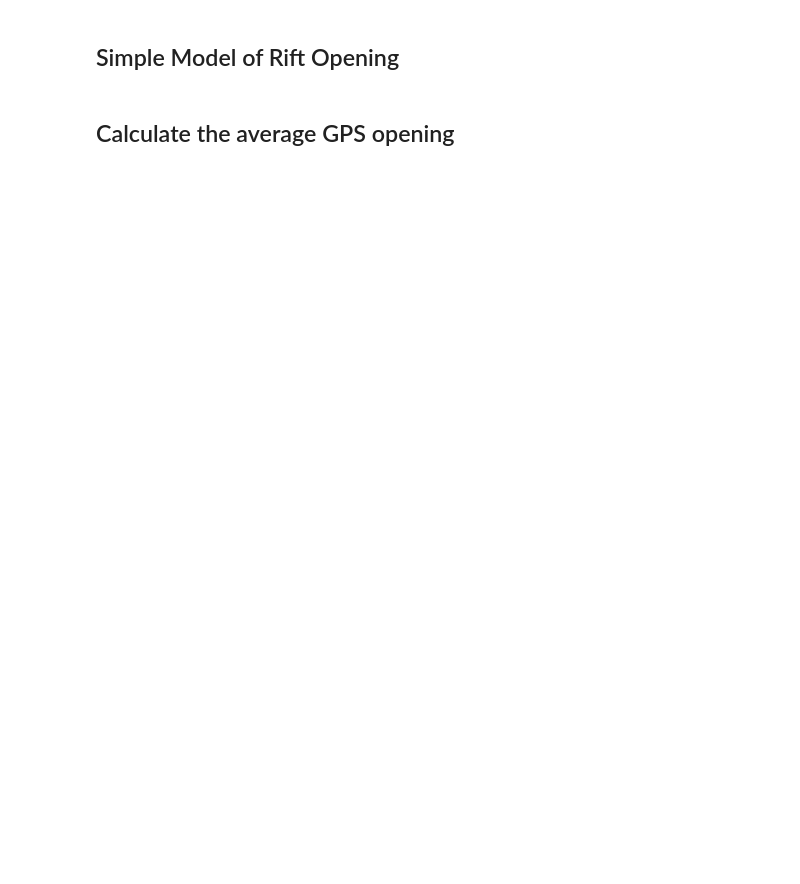
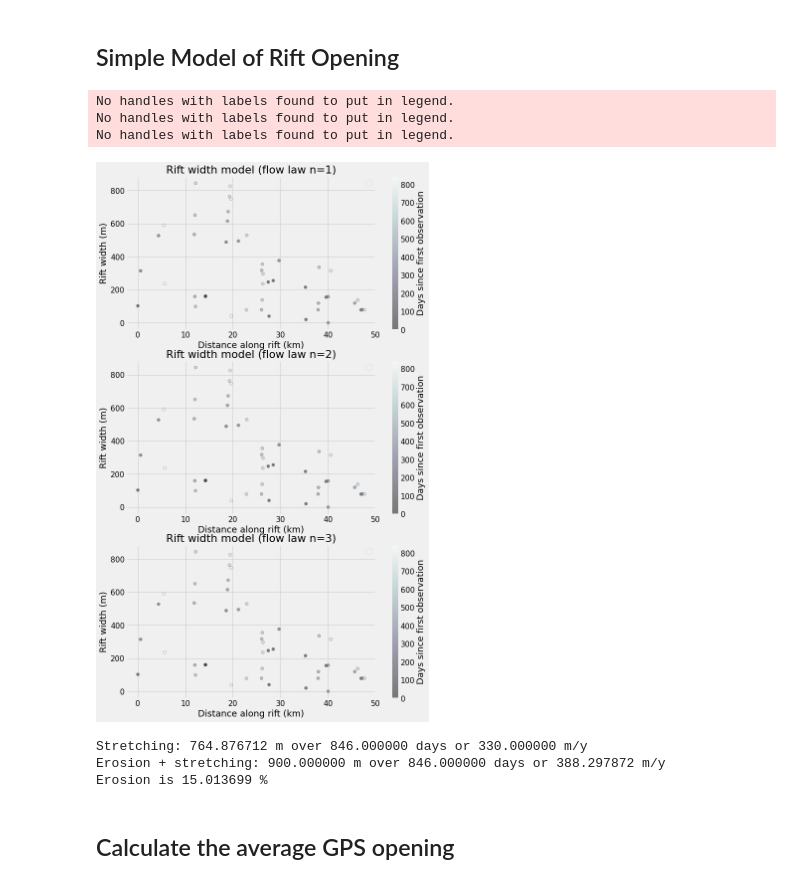
Before and after one commit to bradlipovsky/antarctic-rift-catalog, a Jupyter notebook: analyze_rift_measurements.ipynb, the cells around one changed output. Saved outputs shown, nothing was run; the diff lists cells and outputs as text; code cells hidden in the pictures; blank space fills up the shorter version.

```diff
--- a/analyze_rift_measurements.ipynb
+++ b/analyze_rift_measurements.ipynb
@@ -346,40 +418,48 @@ tmax = max(times)
 rate = 330 / 365
 wmax = rate * tmax
 
-wmax2 = 1000
+wmax2 = 900
 rate2 = wmax2/tmax
 r = np.sqrt(rift_len**2 - xx**2)
 
 
 
 
 
 fig12 = plt.subplots(2,1,figsize=(10,18),sharex=True,sharey=True)
 
 
 for i in (1,2,3):
     ax=plt.subplot(3,1,i)
     n=i
-    ax.plot(xx,wmax* (r/rift_len)**n,'-',label='Just stretching')
-    ax.plot(xx,wmax2* (r/rift_len)**n,'-',label='Stretch + Erosion')
+#     ax.plot(xx,wmax* (r/rift_len)**n,'-',label='Just stretching')
+#     ax.plot(xx,wmax2* (r/rift_len)**n,'-',label='Stretch + Erosion')
     ax.legend()
 
     c=ax.scatter(dist/1e3,latest['w'],c=times,cmap='bone',label=latest['t'],\
                  alpha=0.5,edgecolors='k')
     cbar=plt.colorbar(c)
 
     cbar.set_label('Days since first observation')
     ax.set_xlabel('Distance along rift (km)')
     ax.set_ylabel('Rift width (m)')
     ax.set_title('Rift width model (flow law n=%d)'%n)
 
 
 
 plt.show()
 
 print('Stretching: %f m over %f days or %f m/y'%(wmax,tmax,rate * 365))
 print('Erosion + stretching: %f m over %f days or %f m/y'%(wmax2,tmax,rate2 * 365))
 print('Erosion is %f %%'%(100*(wmax2-wmax)/wmax2))
+# %% [output]
+No handles with labels found to put in legend.
+No handles with labels found to put in legend.
+No handles with labels found to put in legend.
+[figure, added]
+Stretching: 764.876712 m over 846.000000 days or 330.000000 m/y
+Erosion + stretching: 900.000000 m over 846.000000 days or 388.297872 m/y
+Erosion is 15.013699 %
 # %% [markdown]
 ## Calculate the average GPS opening
 # %%
```
Also changed, not shown: parts of 23 cells of this notebook, 2 other files.
